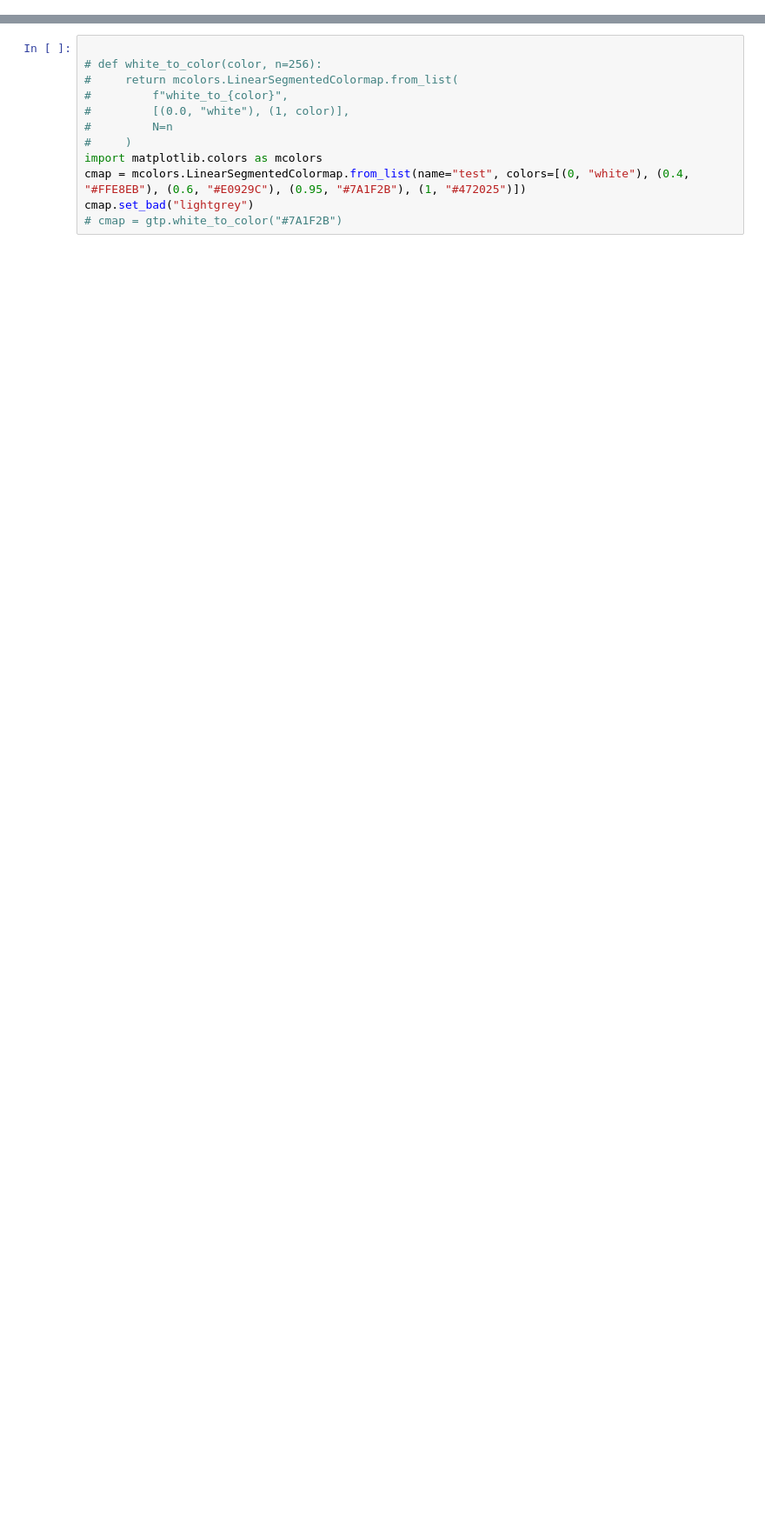
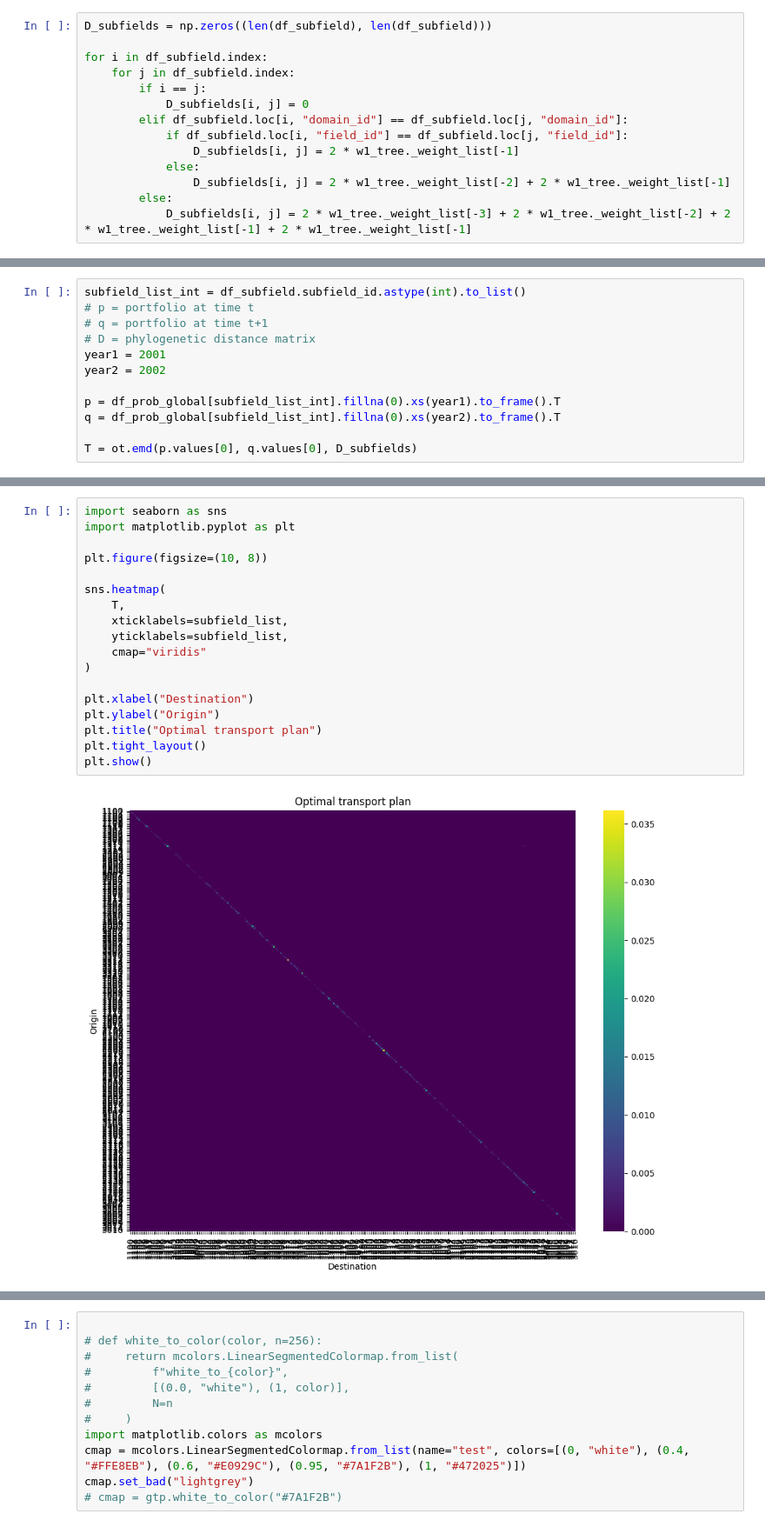
Before and after one commit to irivorobey/geoTopics, a Jupyter notebook: irina_clean/stability_analysis.ipynb, the cells around one changed output, grey strips where cells are left out. Shown at 87% size. Cells and saved outputs as stored; diff of their text form; blank space fills up the shorter version.

```diff
--- a/irina_clean/stability_analysis.ipynb
+++ b/irina_clean/stability_analysis.ipynb
@@ -36,0 +91,14 @@ df_dist_year = pd.read_csv(PATH+"df_dist_year.csv", index_col=[0, 1, 2])
+# %%
+D_subfields = np.zeros((len(df_subfield), len(df_subfield)))
+
+for i in df_subfield.index:
+    for j in df_subfield.index:
+        if i == j:
+            D_subfields[i, j] = 0
+        elif df_subfield.loc[i, "domain_id"] == df_subfield.loc[j, "domain_id"]:
+            if df_subfield.loc[i, "field_id"] == df_subfield.loc[j, "field_id"]:
+                D_subfields[i, j] = 2 * w1_tree._weight_list[-1]
+            else:
+                D_subfields[i, j] = 2 * w1_tree._weight_list[-2] + 2 * w1_tree._weight_list[-1]
+        else:
+            D_subfields[i, j] = 2 * w1_tree._weight_list[-3] + 2 * w1_tree._weight_list[-2] + 2 * w1_tree._weight_list[-1] + 2 * w1_tree._weight_list[-1]
@@ -36,0 +121,12 @@ df_dist_year = pd.read_csv(PATH+"df_dist_year.csv", index_col=[0, 1, 2])
+# %%
+subfield_list_int = df_subfield.subfield_id.astype(int).to_list()
+# p = portfolio at time t
+# q = portfolio at time t+1
+# D = phylogenetic distance matrix
+year1 = 2001
+year2 = 2002
+
+p = df_prob_global[subfield_list_int].fillna(0).xs(year1).to_frame().T
+q = df_prob_global[subfield_list_int].fillna(0).xs(year2).to_frame().T
+
+T = ot.emd(p.values[0], q.values[0], D_subfields)
@@ -36,0 +158,20 @@ df_dist_year = pd.read_csv(PATH+"df_dist_year.csv", index_col=[0, 1, 2])
+# %%
+import seaborn as sns
+import matplotlib.pyplot as plt
+
+plt.figure(figsize=(10, 8))
+
+sns.heatmap(
+    T,
+    xticklabels=subfield_list,
+    yticklabels=subfield_list,
+    cmap="viridis"
+)
+
+plt.xlabel("Destination")
+plt.ylabel("Origin")
+plt.title("Optimal transport plan")
+plt.tight_layout()
+plt.show()
+# %% [output]
+[figure, added]
```
Also changed, not shown: parts of 29 cells of this notebook, 4 other files.
